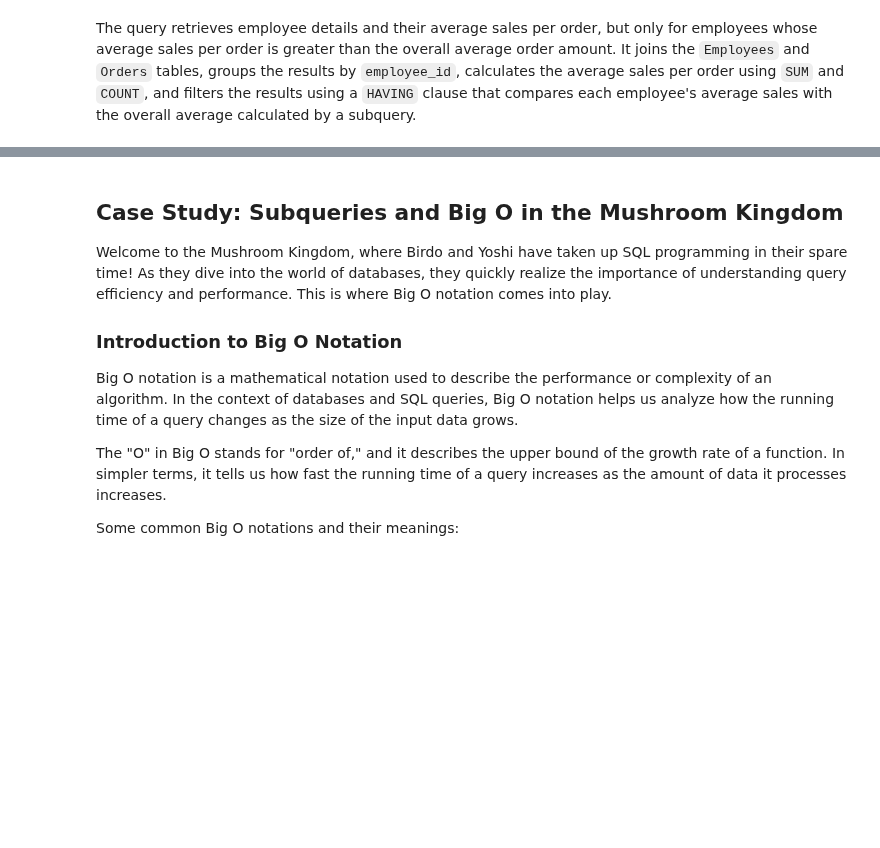
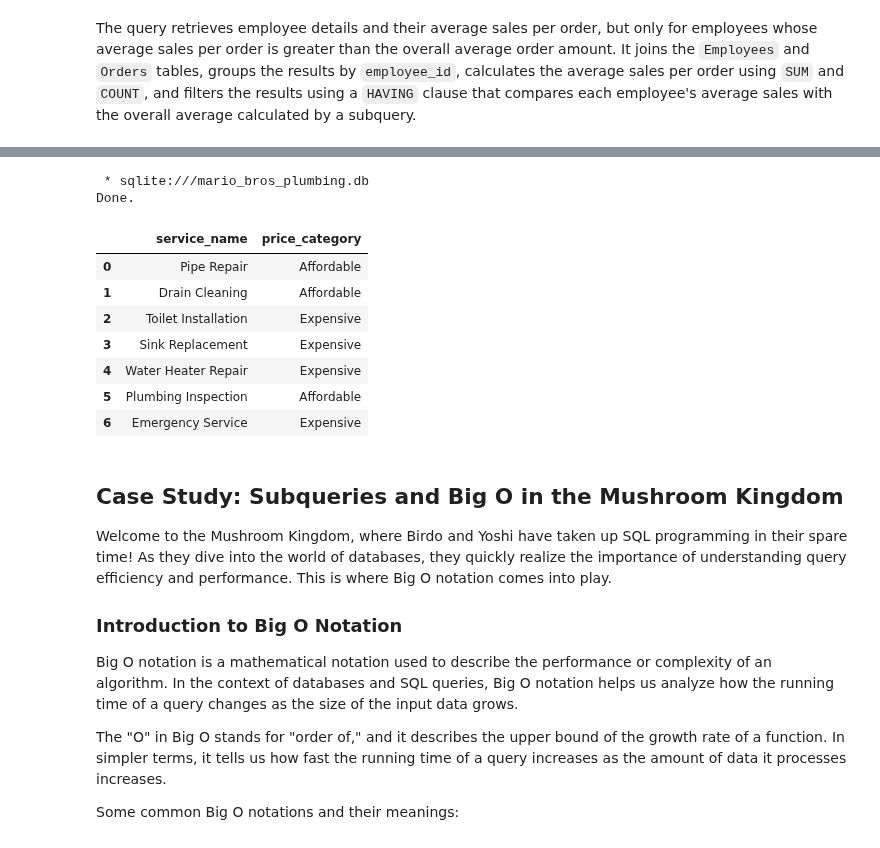
Before and after one commit to brendanpshea/database_sql, a Jupyter notebook: Database_04_AdvancedSelect.ipynb, the cells around one changed output, grey strips where cells are left out. Cells and saved outputs as stored; diff of their text form; code cells hidden in the pictures; blank space fills up the shorter version.

```diff
--- a/Database_04_AdvancedSelect.ipynb
+++ b/Database_04_AdvancedSelect.ipynb
@@ -562,3 +591,22 @@ The query retrieves employee details and their average sales per order, but only
+# %%
+%%sql
+SELECT service_name,
+       CASE
+           WHEN price > 100 THEN 'Expensive'
+           ELSE 'Affordable'
+       END AS price_category
+FROM Services;
+# %% [output]
+ * sqlite:///mario_bros_plumbing.db
+Done.
+|  | service_name | price_category |
+| 0 | Pipe Repair | Affordable |
+| 1 | Drain Cleaning | Affordable |
+| 2 | Toilet Installation | Expensive |
+| 3 | Sink Replacement | Expensive |
+| 4 | Water Heater Repair | Expensive |
+| 5 | Plumbing Inspection | Affordable |
+| 6 | Emergency Service | Expensive |
 # %% [markdown]
 ## Case Study: Subqueries and Big O in the Mushroom Kingdom
 Welcome to the Mushroom Kingdom, where Birdo and Yoshi have taken up SQL programming in their spare time! As they dive into the world of databases, they quickly realize the importance of understanding query efficiency and performance. This is where Big O notation comes into play.
```
Also changed, not shown: parts of 16 cells of this notebook.
